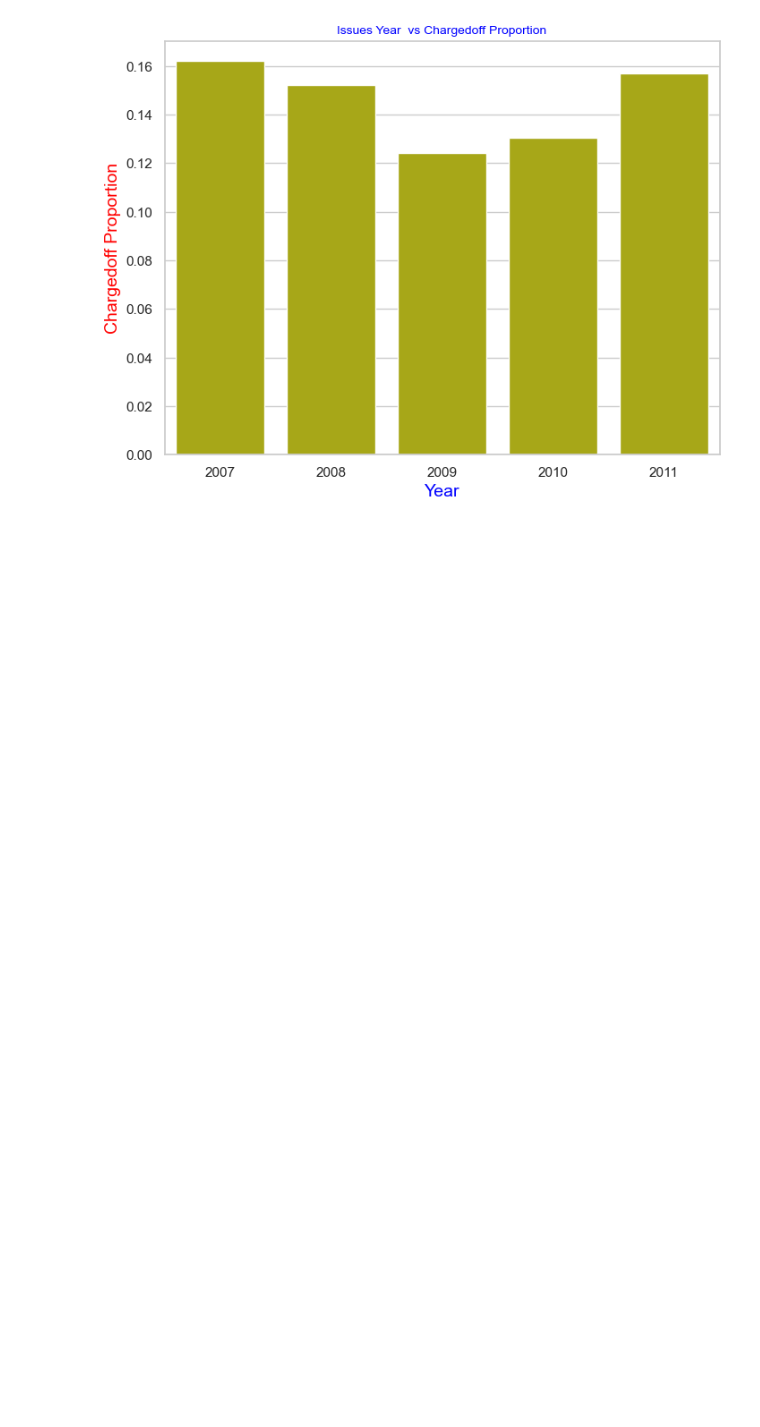
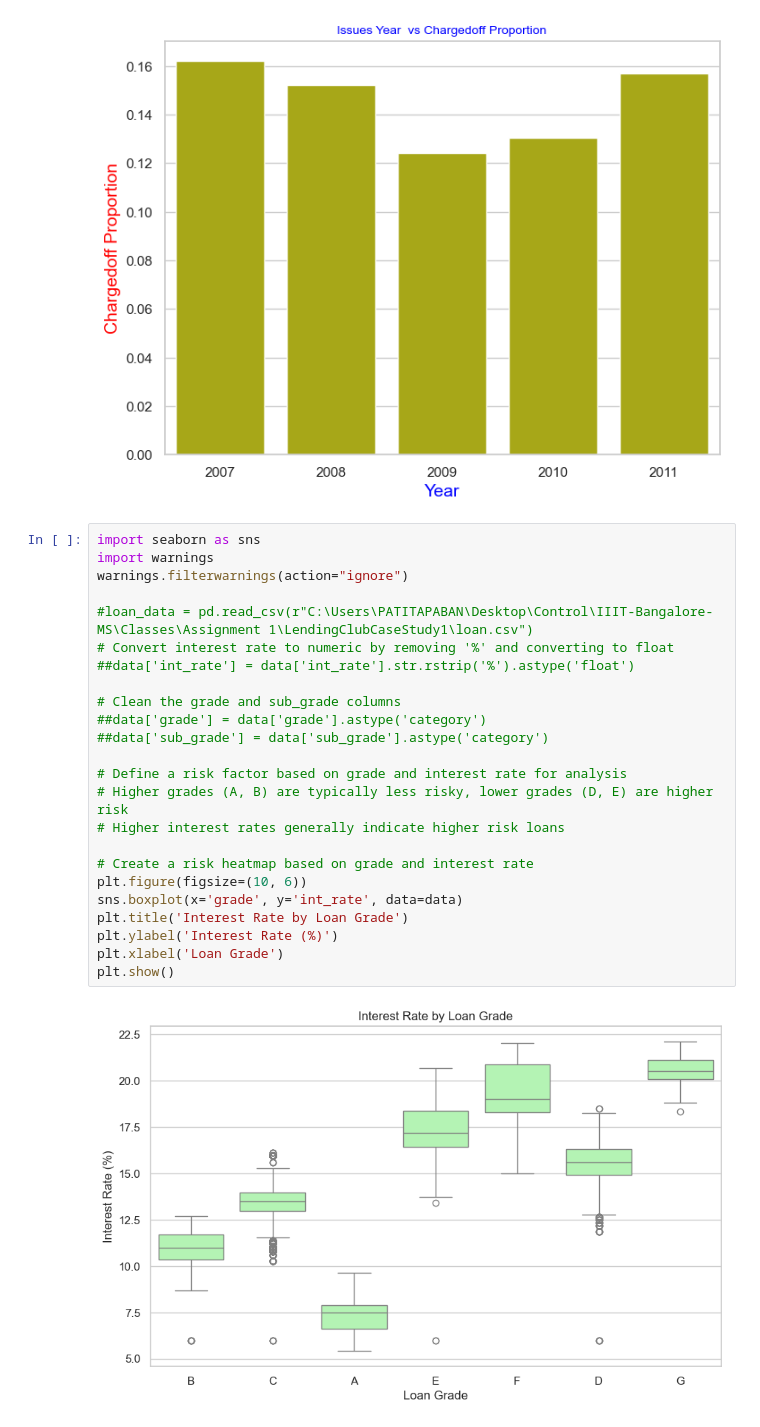
Before and after one commit to deepakrana123us/LendingClubCaseStudy, a Jupyter notebook: Group_Facilitator_PatitapabanDas.ipynb, the cells around one changed output. Cells and saved outputs as stored; diff of their text form; blank space fills up the shorter version.

```diff
--- a/Group_Facilitator_PatitapabanDas.ipynb
+++ b/Group_Facilitator_PatitapabanDas.ipynb
@@ -909,3 +909,29 @@ ax1.set_ylabel('Chargedoff Proportion',fontsize=14,color = 'r')
 plt.show()
 # %% [output]
 [figure]
+# %%
+import seaborn as sns
+import warnings
+warnings.filterwarnings(action="ignore")
+
+#loan_data = pd.read_csv(r"C:\Users\PATITAPABAN\Desktop\Control\IIIT-Bangalore- MS\Classes\Assignment 1\LendingClubCaseStudy1\loan.csv")
+# Convert interest rate to numeric by removing '%' and converting to float
+##data['int_rate'] = data['int_rate'].str.rstrip('%').astype('float')
+
+# Clean the grade and sub_grade columns
+##data['grade'] = data['grade'].astype('category')
+##data['sub_grade'] = data['sub_grade'].astype('category')
+
+# Define a risk factor based on grade and interest rate for analysis
+# Higher grades (A, B) are typically less risky, lower grades (D, E) are higher risk
+# Higher interest rates generally indicate higher risk loans
+
+# Create a risk heatmap based on grade and interest rate
+plt.figure(figsize=(10, 6))
+sns.boxplot(x='grade', y='int_rate', data=data)
+plt.title('Interest Rate by Loan Grade')
+plt.ylabel('Interest Rate (%)')
+plt.xlabel('Loan Grade')
+plt.show()
+# %% [output]
+[figure, added]
```
Also changed, not shown: parts of 7 cells of this notebook, 2 other files.
